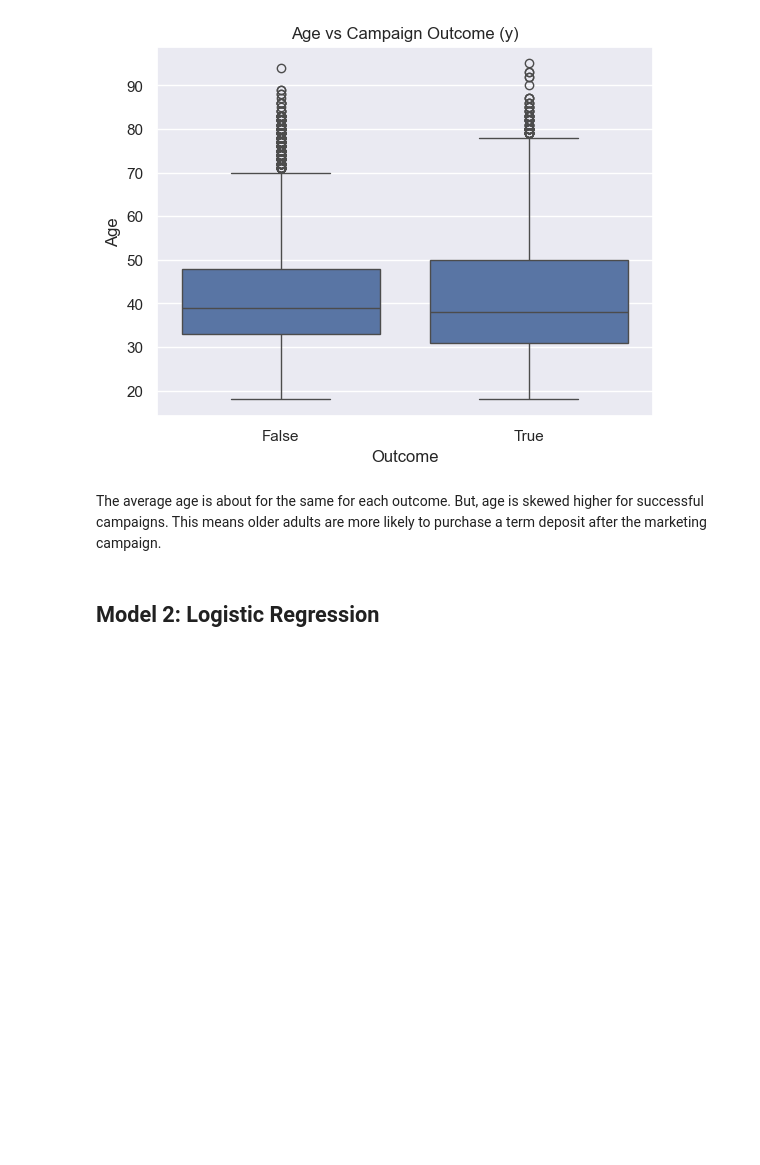
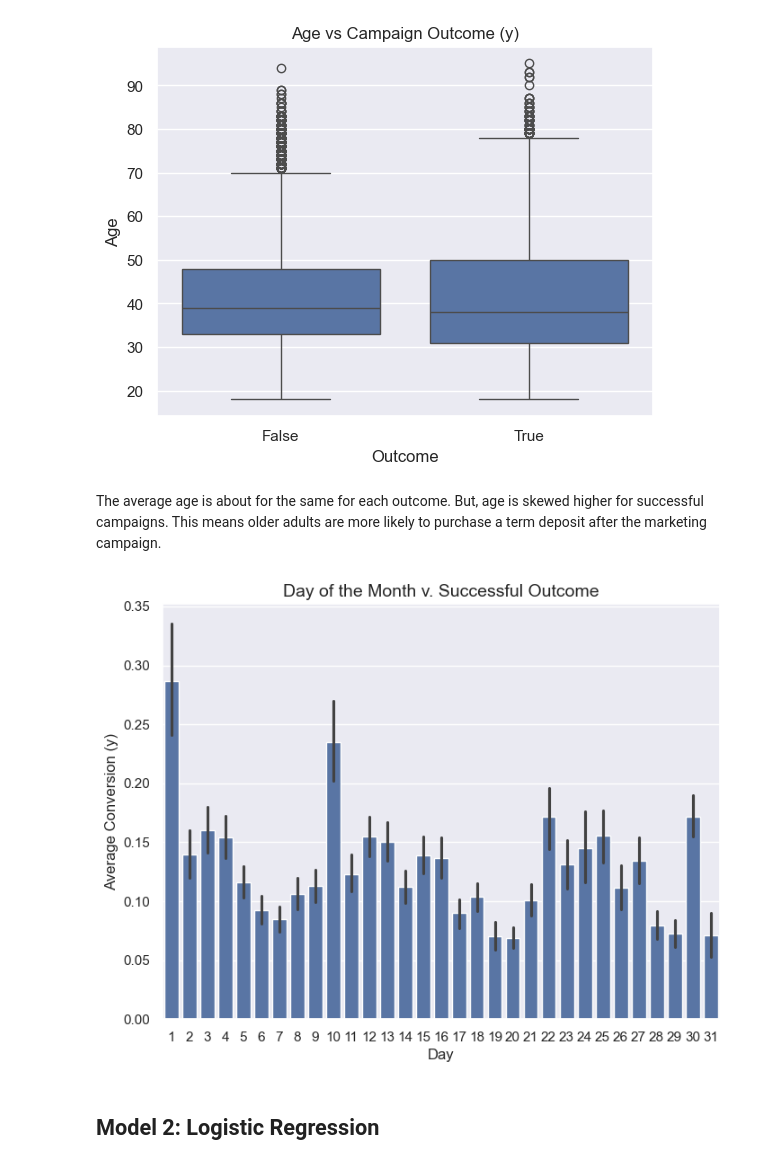
Before and after one commit to nandika-k/Data-Science-Project-2, a Jupyter notebook: Project 2.ipynb, the cells around one changed output. Saved outputs shown, nothing was run; the diff lists cells and outputs as text; code cells hidden in the pictures; blank space fills up the shorter version.

```diff
--- a/Project 2.ipynb
+++ b/Project 2.ipynb
@@ -781,6 +781,15 @@ plt.show()
 [figure]
 # %% [markdown]
 The average age is about for the same for each outcome. But, age is skewed higher for successful campaigns. This means older adults are more likely to purchase a term deposit after the marketing campaign.
+# %%
+plt.figure(figsize=(8,6))
+sns.barplot(x='day', y='y', data=df)
+plt.title('Day of the Month v. Successful Outcome', fontsize=14)
+plt.xlabel('Day', fontsize=12)
+plt.ylabel('Average Conversion (y)', fontsize=12)
+plt.show()
+# %% [output]
+[figure, added]
 # %% [markdown]
 ## Model 2: Logistic Regression
 # %%
```
Also changed, not shown: parts of 2 cells of this notebook.
